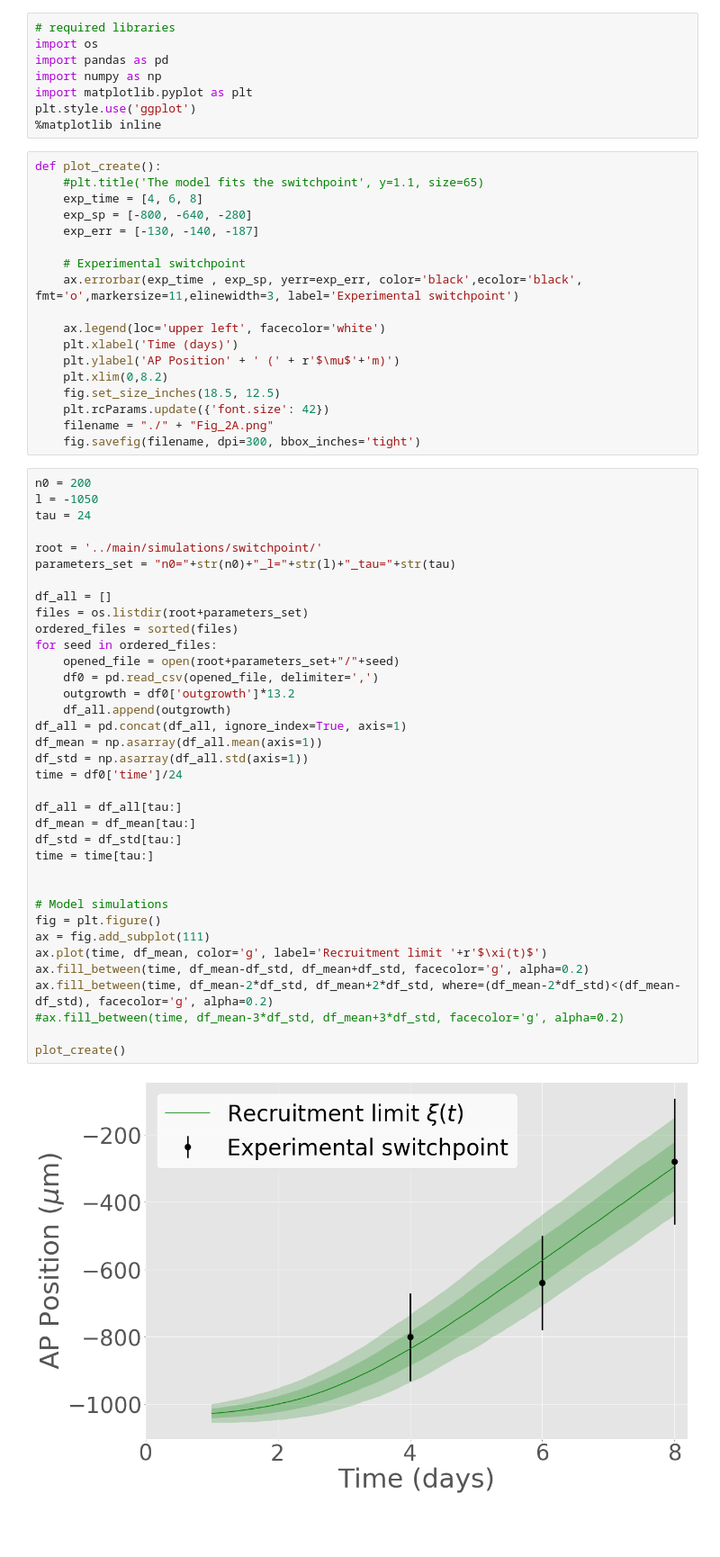
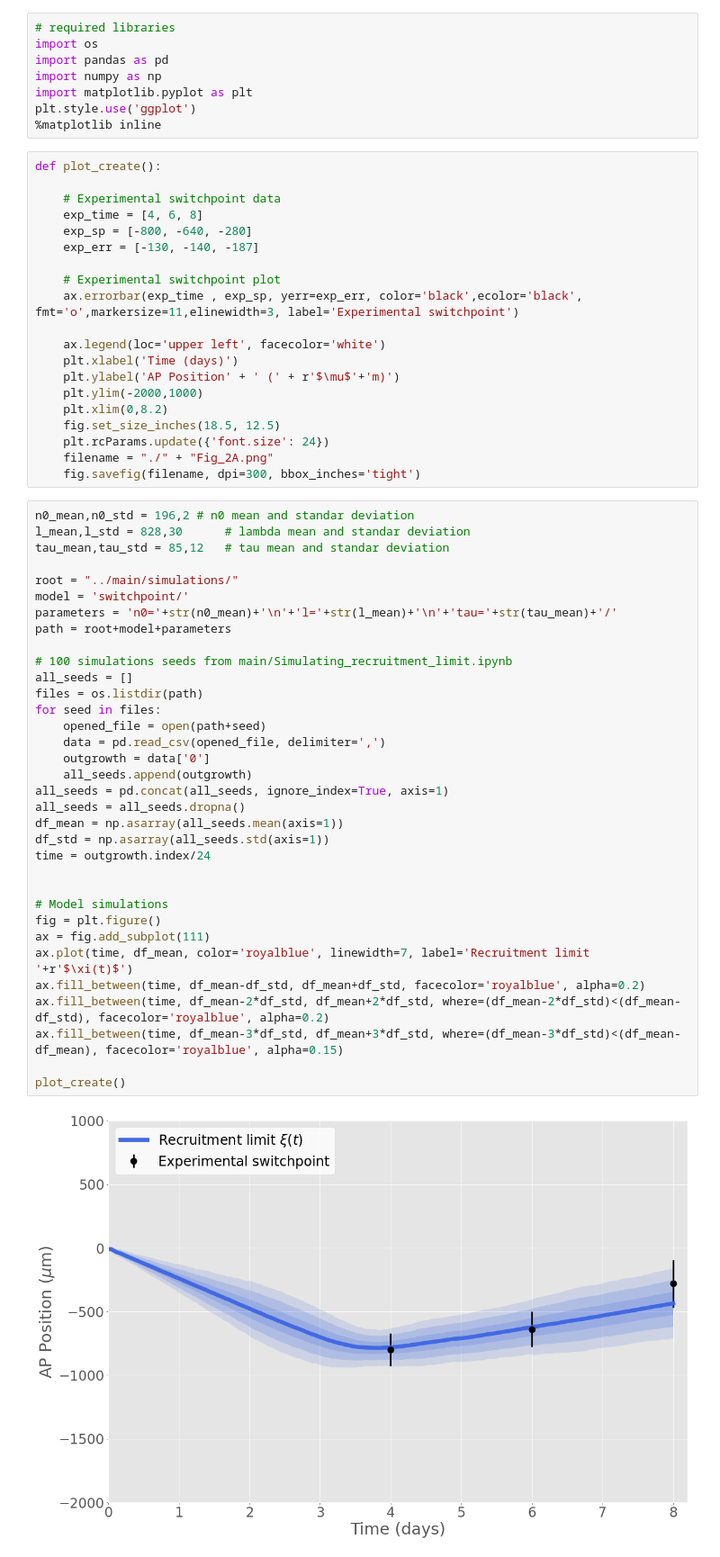
Before and after one commit to ecuracosta/Spatiotemporal_control_of_cell_cycle_acceleration_during_axolotl_spinal_cord_regeneration, a Jupyter notebook: figures/Fig_2A.ipynb, the cells around one changed output. Shown: that part at 90% size. Drawn from its saved outputs; the diff is of its cells as text; blank space fills up the shorter version.

Commit message:
Figures v2

```diff
--- a/figures/Fig_2A.ipynb
+++ b/figures/Fig_2A.ipynb
@@ -10,57 +10,57 @@ plt.style.use('ggplot')
 %matplotlib inline
 # %%
 def plot_create():
-    #plt.title('The model fits the switchpoint', y=1.1, size=65)
+
+    # Experimental switchpoint data
     exp_time = [4, 6, 8]
     exp_sp = [-800, -640, -280]
     exp_err = [-130, -140, -187]
 
-    # Experimental switchpoint
+    # Experimental switchpoint plot
     ax.errorbar(exp_time , exp_sp, yerr=exp_err, color='black',ecolor='black', fmt='o',markersize=11,elinewidth=3, label='Experimental switchpoint')
 
     ax.legend(loc='upper left', facecolor='white')
     plt.xlabel('Time (days)')
     plt.ylabel('AP Position' + ' (' + r'$\mu$'+'m)')
+    plt.ylim(-2000,1000)
     plt.xlim(0,8.2)
     fig.set_size_inches(18.5, 12.5)
-    plt.rcParams.update({'font.size': 42})
+    plt.rcParams.update({'font.size': 24})
     filename = "./" + "Fig_2A.png"
     fig.savefig(filename, dpi=300, bbox_inches='tight')
 # %%
-n0 = 200
-l = -1050
-tau = 24
+n0_mean,n0_std = 196,2 # n0 mean and standar deviation
+l_mean,l_std = 828,30      # lambda mean and standar deviation
+tau_mean,tau_std = 85,12   # tau mean and standar deviation
 
-root = '../main/simulations/switchpoint/'
-parameters_set = "n0="+str(n0)+"_l="+str(l)+"_tau="+str(tau)
+root = "../main/simulations/"
+model = 'switchpoint/'
+parameters = 'n0='+str(n0_mean)+'\n'+'l='+str(l_mean)+'\n'+'tau='+str(tau_mean)+'/'
+path = root+model+parameters
 
-df_all = []
-files = os.listdir(root+parameters_set)
-ordered_files = sorted(files)
-for seed in ordered_files:
-    opened_file = open(root+parameters_set+"/"+seed)
-    df0 = pd.read_csv(opened_file, delimiter=',')
-    outgrowth = df0['outgrowth']*13.2
-    df_all.append(outgrowth)
-df_all = pd.concat(df_all, ignore_index=True, axis=1)
-df_mean = np.asarray(df_all.mean(axis=1))
-df_std = np.asarray(df_all.std(axis=1))
-time = df0['time']/24
-
-df_all = df_all[tau:]
-df_mean = df_mean[tau:]
-df_std = df_std[tau:]
-time = time[tau:]
+# 100 simulations seeds from main/Simulating_recruitment_limit.ipynb
+all_seeds = []
+files = os.listdir(path)
+for seed in files:
+    opened_file = open(path+seed)
+    data = pd.read_csv(opened_file, delimiter=',')
+    outgrowth = data['0']
+    all_seeds.append(outgrowth)
+all_seeds = pd.concat(all_seeds, ignore_index=True, axis=1)
+all_seeds = all_seeds.dropna()
+df_mean = np.asarray(all_seeds.mean(axis=1))
+df_std = np.asarray(all_seeds.std(axis=1))
+time = outgrowth.index/24
 
 
 # Model simulations
 fig = plt.figure()
 ax = fig.add_subplot(111)
-ax.plot(time, df_mean, color='g', label='Recruitment limit '+r'$\xi(t)$')
-ax.fill_between(time, df_mean-df_std, df_mean+df_std, facecolor='g', alpha=0.2)
-ax.fill_between(time, df_mean-2*df_std, df_mean+2*df_std, where=(df_mean-2*df_std)<(df_mean-df_std), facecolor='g', alpha=0.2)
-#ax.fill_between(time, df_mean-3*df_std, df_mean+3*df_std, facecolor='g', alpha=0.2)
+ax.plot(time, df_mean, color='royalblue', linewidth=7, label='Recruitment limit '+r'$\xi(t)$')
+ax.fill_between(time, df_mean-df_std, df_mean+df_std, facecolor='royalblue', alpha=0.2)
+ax.fill_between(time, df_mean-2*df_std, df_mean+2*df_std, where=(df_mean-2*df_std)<(df_mean-df_std), facecolor='royalblue', alpha=0.2)
+ax.fill_between(time, df_mean-3*df_std, df_mean+3*df_std, where=(df_mean-3*df_std)<(df_mean-df_mean), facecolor='royalblue', alpha=0.15)
 
 plot_create()
 # %% [output]
-[figure, old version]
+[figure, new version]
```
Also changed, not shown: 17 other files.
